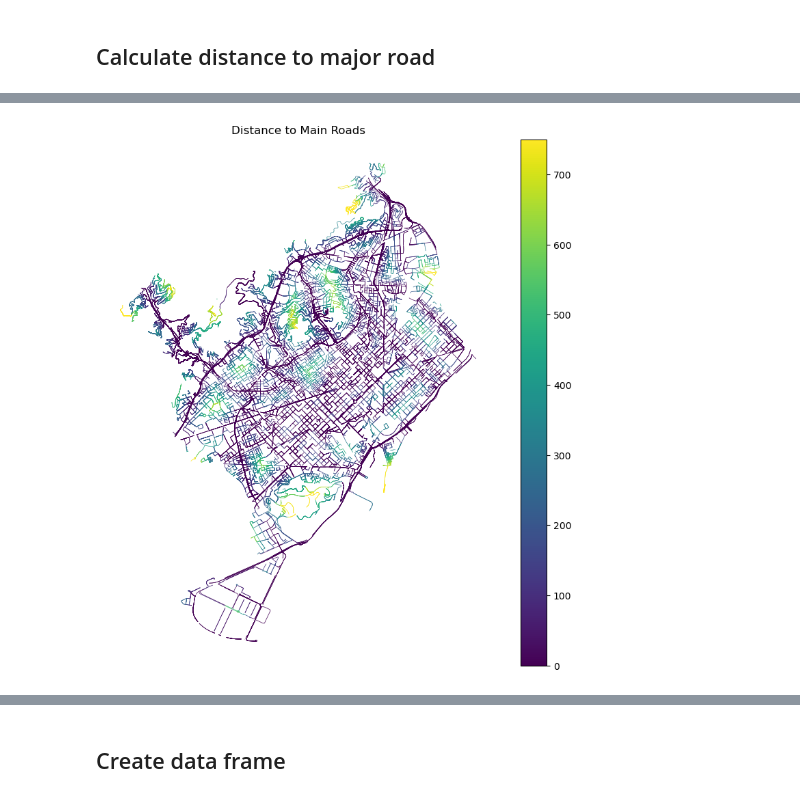
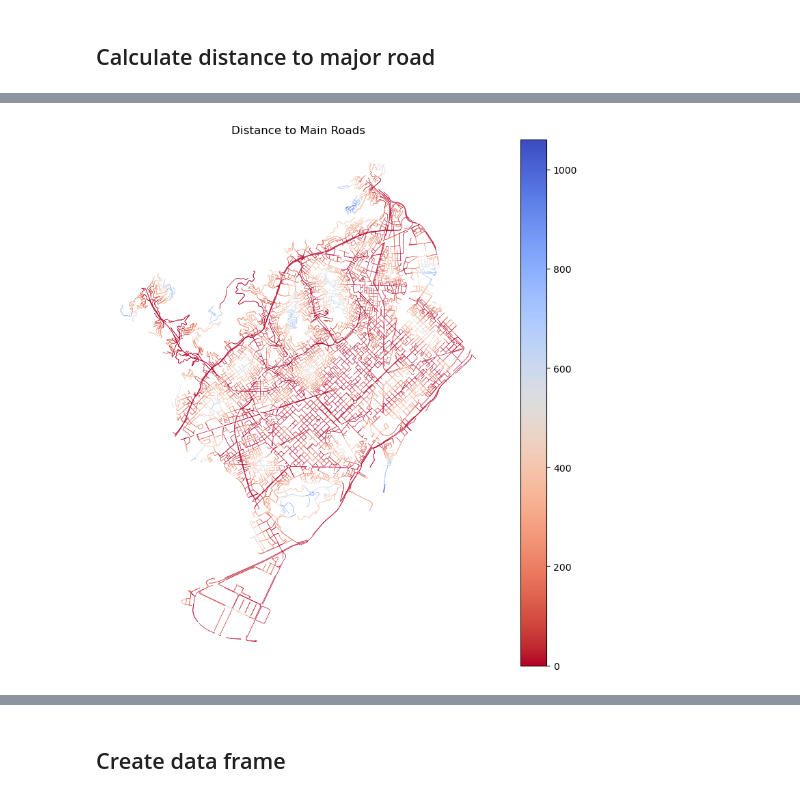
Before and after one commit to AndreaCutroni/ML-Noise-Prediction, a Jupyter notebook: notebooks/_elena/OSM_roads_copy.ipynb, the cells around one changed output, grey strips where cells are left out. Saved outputs shown, nothing was run; the diff lists cells and outputs as text; code cells hidden in the pictures.

```diff
--- a/notebooks/_elena/OSM_roads_copy.ipynb
+++ b/notebooks/_elena/OSM_roads_copy.ipynb
@@ -149,3 +149,8 @@ noise_roads.head()
 |  | 30343672 | 0 | 4079509 | tertiary | 2 | 30 | Carrer de Pepe Rubianes | 0 | False | 15.374932 | LINESTRING (432323.988 4581101.63... | ... |
 | 3055187877 | 431100338 | 0 | [900167872, 900167871] | residential | NaN | 30 | Carrer de Copèrnic | 0 | False | 46.078887 | LINESTRING (428285.093 4583684.31... | ... |
 5 rows × 52 columns
+# %%
+noise_roads['noise_day'] = noise_roads['noise_day'].clip(lower=40, upper=70)
+ax = noise_roads.plot(cmap="coolwarm", column='noise_day', linewidth=0.5, legend=True, figsize=(12, 12))
+ax.set_title('Noise Levels During the Day')
+ax.set_axis_off()
@@ -151,0 +159,5 @@ noise_roads.head()
+# %%
+noise_roads['noise_evening'] = noise_roads['noise_evening'].clip(lower=40)
+ax = noise_roads.plot(cmap="coolwarm", column='noise_evening', linewidth=0.5, legend=True, figsize=(12, 12), vmin=40, vmax=75)
+ax.set_title('Noise Levels During the Evening')
+ax.set_axis_off()
@@ -151,0 +166,5 @@ noise_roads.head()
+# %%
+noise_roads['noise_night'] = noise_roads['noise_night'].clip(lower=40)
+ax = noise_roads.plot(cmap="coolwarm", column='noise_night', linewidth=0.5, legend=True, figsize=(12, 12),  vmin=40, vmax=75)
+ax.set_title('Noise Levels During the Night')
+ax.set_axis_off()
@@ -189,7 +209,7 @@ noise_roads.head()
 ## Calculate distance to major road
 # %%
 # Filter target roads
-target_categories = ['primary', 'secondary', 'trunk']
+target_categories = ['secondary', 'primary', 'trunk']
 target_roads = noise_roads[noise_roads['highway'].isin(target_categories)].copy()
 
 # Ensure unique index
@@ -204,9 +224,8 @@ if 'index_right' in noise_roads.columns:
 noise_roads = noise_roads.sjoin_nearest(
     target_roads[['geometry']], how='left', distance_col='dist_to_main'
 )
-
-# Set maximum distance to 750 meters to avoid outliers
-noise_roads['dist_to_main'] = noise_roads['dist_to_main'].clip(upper=750)
+noise_roads.fillna(0) #fillna(0) to replace any NaN values with 0
+noise_roads = noise_roads.drop_duplicates(subset='segment_id', keep='first')
 noise_roads.head()
 # %% [output]
 |  | osmid | highway | lanes | maxspeed | name | oneway | reversed | length | geometry | access | ... | ... |
@@ -218,8 +237,8 @@ noise_roads.head()
 5 rows × 55 columns
 # %%
 # Plot Distance to Main Roads
-ax = noise_roads.plot(column='dist_to_main', cmap='viridis', linewidth=0.5, legend=True, figsize=(10, 10))
+ax = noise_roads.plot(column='dist_to_main', cmap='coolwarm_r', linewidth=0.5, legend=True, figsize=(10, 10))
 ax.set_title('Distance to Main Roads')
 ax.set_axis_off()
 # %% [output]
-[figure, old version]
+[figure, new version]
```
Also changed, not shown: parts of 10 cells of this notebook, 2 other files.
